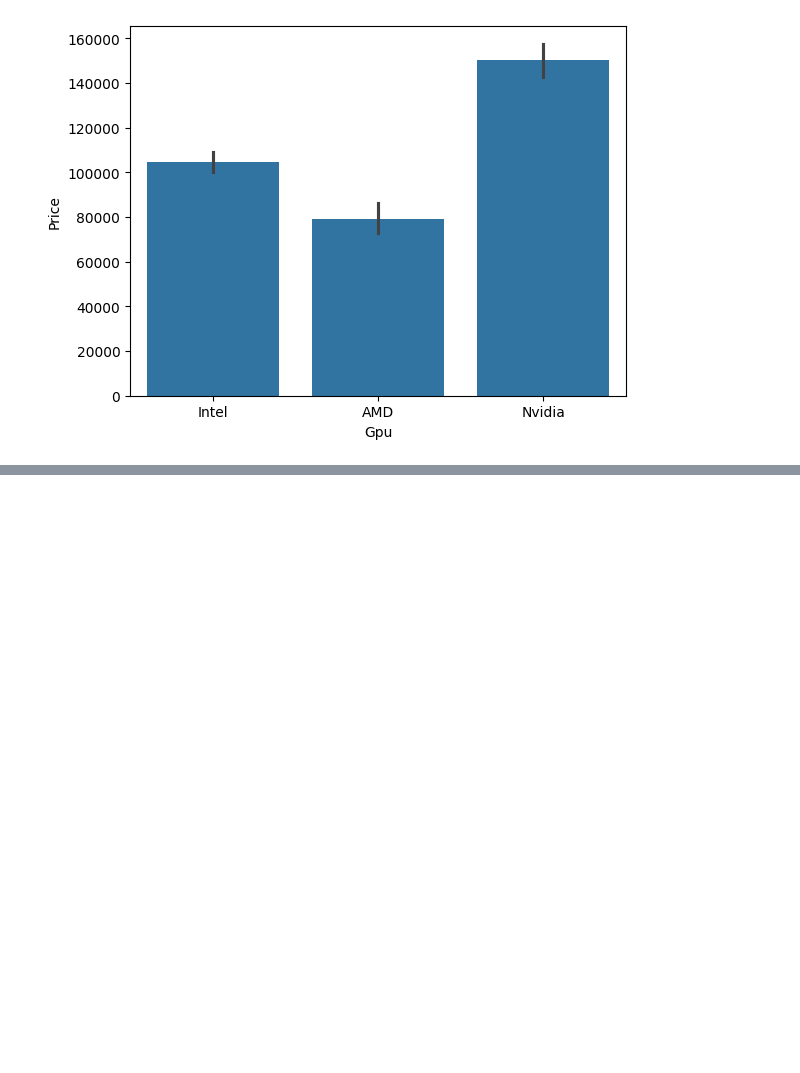
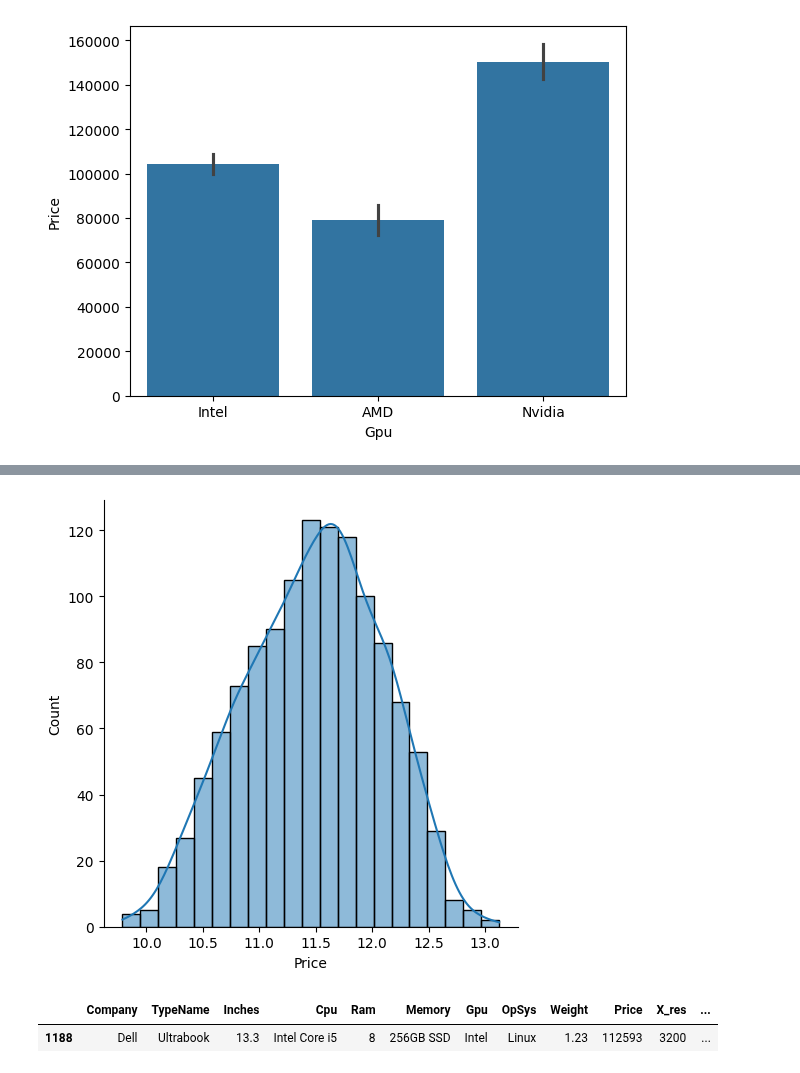
Before and after one commit to Avdhoot-Ukirde/Virtual-Environment-streamlit-Prediction-model, a Jupyter notebook: laptop.ipynb, the cells around one changed output, grey strips where cells are left out. Cells and saved outputs as stored; diff of their text form; code cells hidden in the pictures; blank space fills up the shorter version.

```diff
--- a/laptop.ipynb
+++ b/laptop.ipynb
@@ -421,0 +415,10 @@ np.float64(nan)
+# %%
+sb.displot(x=np.log(df['Price']),kde = True)
+plt.show()
+# %% [output]
+[figure, added]
+# %%
+df.sample()
+# %% [output]
+|  | Company | TypeName | Inches | Cpu | Ram | Memory | Gpu | OpSys | Weight | Price | X_res | ... |
+| 1188 | Dell | Ultrabook | 13.3 | Intel Core i5 | 8 | 256GB SSD | Intel | Linux | 1.23 | 112593 | 3200 | ... |
```
Also changed, not shown: parts of 18 cells of this notebook.
